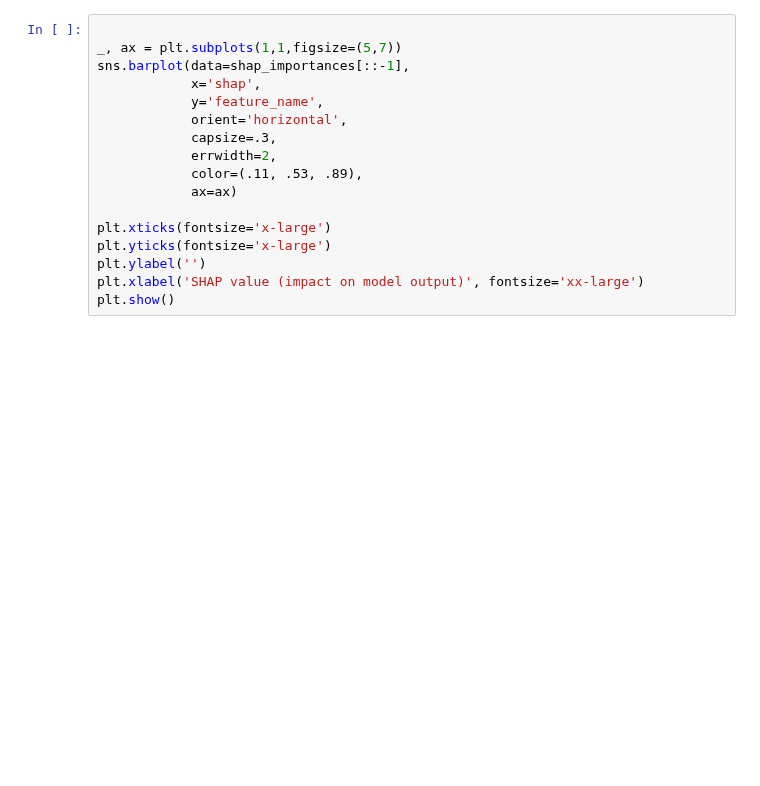
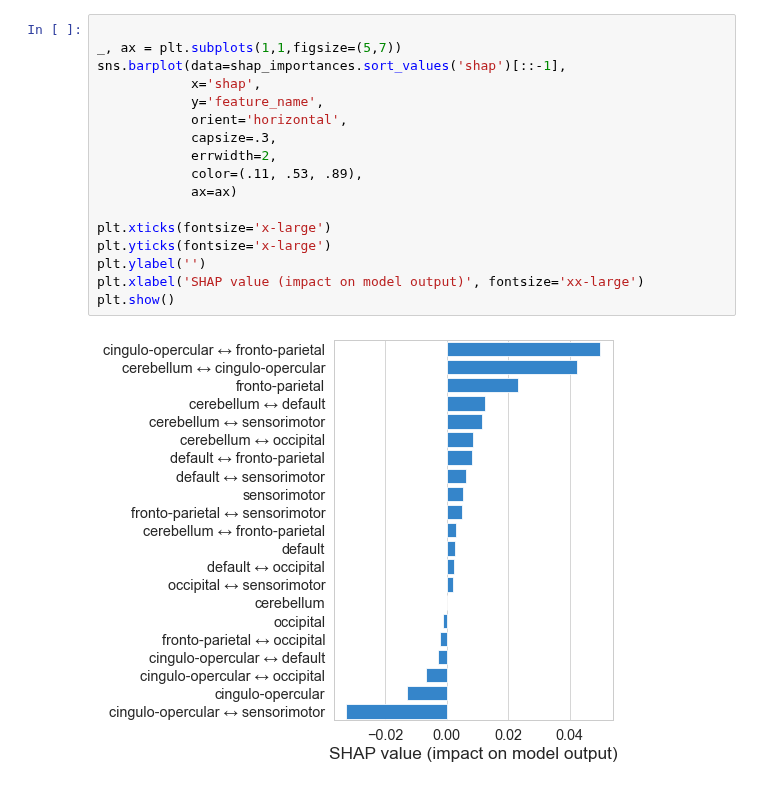
Before and after one commit to morteza/ACNets, a Jupyter notebook: notebooks/4 Visualizations.ipynb, the cells around one changed output. Drawn from its saved outputs; the diff is of its cells as text; blank space fills up the shorter version.

```diff
--- a/notebooks/4 Visualizations.ipynb
+++ b/notebooks/4 Visualizations.ipynb
@@ -234,20 +265,22 @@ shap.summary_plot(shap_values, max_display=21, show=True, plot_type='violin')
 # %%
 
 _, ax = plt.subplots(1,1,figsize=(5,7))
-sns.barplot(data=shap_importances[::-1],
+sns.barplot(data=shap_importances.sort_values('shap')[::-1],
             x='shap',
             y='feature_name',
             orient='horizontal',
             capsize=.3,
             errwidth=2,
             color=(.11, .53, .89),
             ax=ax)
 
 plt.xticks(fontsize='x-large')
 plt.yticks(fontsize='x-large')
 plt.ylabel('')
 plt.xlabel('SHAP value (impact on model output)', fontsize='xx-large')
 plt.show()
+# %% [output]
+[figure, added]
 # %%
 # DIAGNOSIS OF MISCLASSIFICATION
 
```
Also changed, not shown: parts of 13 cells of this notebook, 1 other file.
